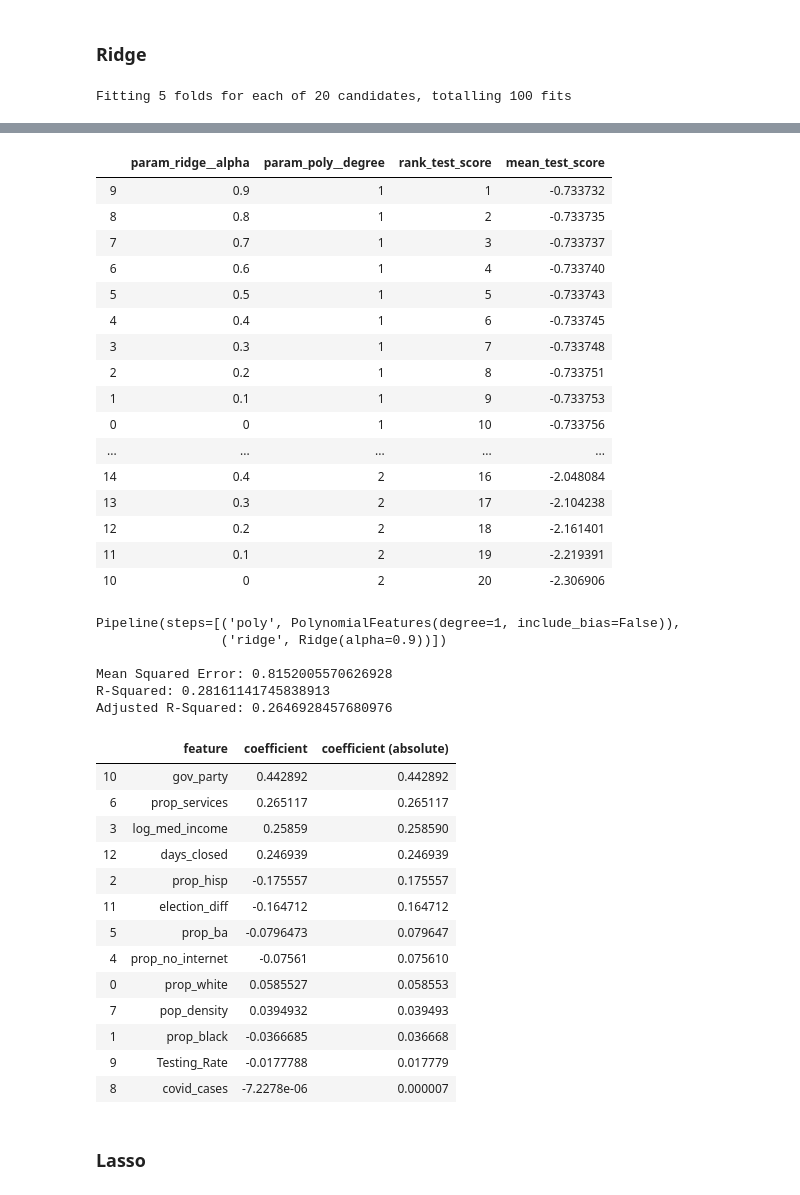
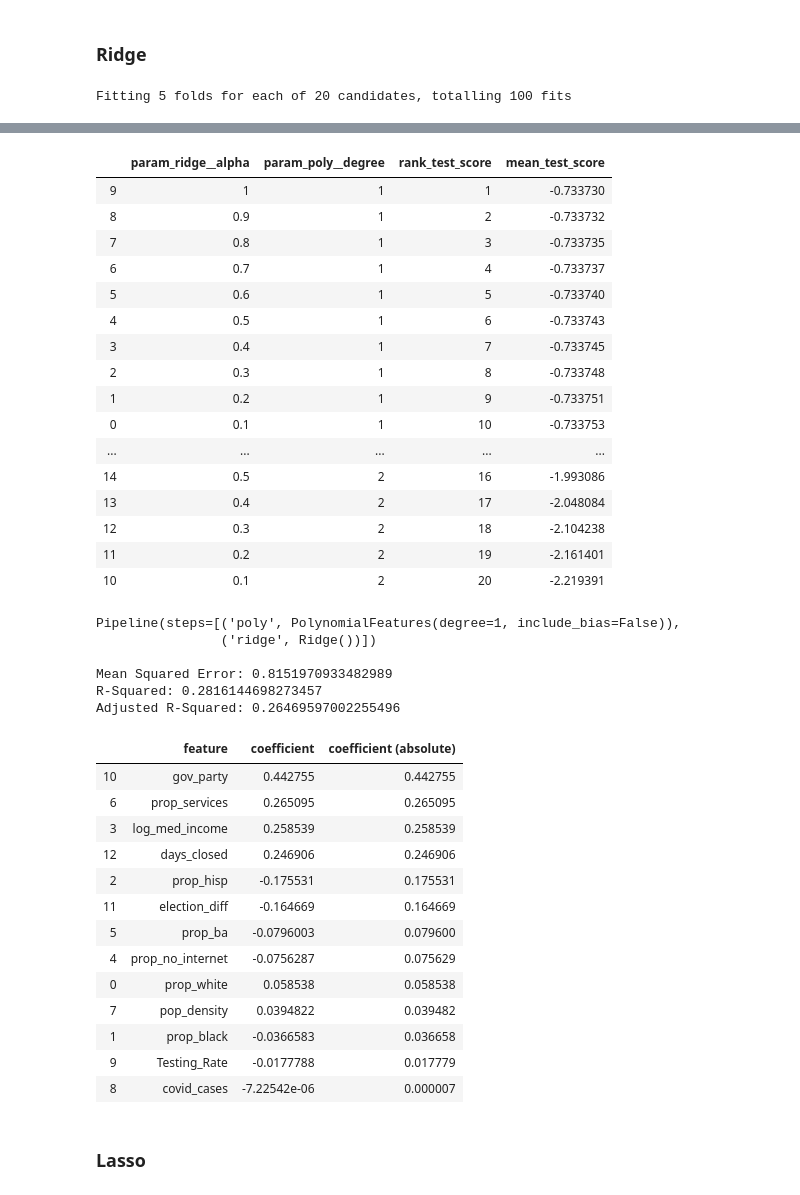
Before and after one commit to jrockower/ml-final-project, a Jupyter notebook: analysis.ipynb, the cells around one changed output, grey strips where cells are left out. Saved outputs shown, nothing was run; the diff lists cells and outputs as text; code cells hidden in the pictures.

```diff
--- a/analysis.ipynb
+++ b/analysis.ipynb
@@ -432,7 +429,6 @@ pipeline = Pipeline([
     ('ridge', Ridge(alpha=0.1))
 ])
 
-alpha_range = np.arange(0,1,0.1)
 params = {
           'ridge__alpha': alpha_range,
           'poly__degree': (1,2)
@@ -448,20 +444,20 @@ Fitting 5 folds for each of 20 candidates, totalling 100 fits
 |  | param_ridge__alpha | param_poly__degree | rank_test_score | mean_test_score |
-| 9 | 0.9 | 1 | 1 | -0.733732 |
-| 8 | 0.8 | 1 | 2 | -0.733735 |
-| 7 | 0.7 | 1 | 3 | -0.733737 |
-| 6 | 0.6 | 1 | 4 | -0.733740 |
-| 5 | 0.5 | 1 | 5 | -0.733743 |
-| 4 | 0.4 | 1 | 6 | -0.733745 |
-| 3 | 0.3 | 1 | 7 | -0.733748 |
-| 2 | 0.2 | 1 | 8 | -0.733751 |
-| 1 | 0.1 | 1 | 9 | -0.733753 |
-| 0 | 0 | 1 | 10 | -0.733756 |
+| 9 | 1 | 1 | 1 | -0.733730 |
+| 8 | 0.9 | 1 | 2 | -0.733732 |
+| 7 | 0.8 | 1 | 3 | -0.733735 |
+| 6 | 0.7 | 1 | 4 | -0.733737 |
+| 5 | 0.6 | 1 | 5 | -0.733740 |
+| 4 | 0.5 | 1 | 6 | -0.733743 |
+| 3 | 0.4 | 1 | 7 | -0.733745 |
+| 2 | 0.3 | 1 | 8 | -0.733748 |
+| 1 | 0.2 | 1 | 9 | -0.733751 |
+| 0 | 0.1 | 1 | 10 | -0.733753 |
 | ... | ... | ... | ... | ... |
-| 14 | 0.4 | 2 | 16 | -2.048084 |
-| 13 | 0.3 | 2 | 17 | -2.104238 |
-| 12 | 0.2 | 2 | 18 | -2.161401 |
-| 11 | 0.1 | 2 | 19 | -2.219391 |
-| 10 | 0 | 2 | 20 | -2.306906 |
+| 14 | 0.5 | 2 | 16 | -1.993086 |
+| 13 | 0.4 | 2 | 17 | -2.048084 |
+| 12 | 0.3 | 2 | 18 | -2.104238 |
+| 11 | 0.2 | 2 | 19 | -2.161401 |
+| 10 | 0.1 | 2 | 20 | -2.219391 |
 # %%
 print(grid_model_result.best_estimator_, '\n')
 
@@ -476,28 +472,29 @@ d = {'model': grid_model_result,
 best_models['ridge'] = d
 
 # Rank coefficients
-pipe.rank_coefs(grid_model_result, train_features.columns)
+best_coeffs_wo = pipe.rank_coefs(grid_model_result, train_features.columns)
+best_coeffs_wo
 # %% [output]
 Pipeline(steps=[('poly', PolynomialFeatures(degree=1, include_bias=False)),
-                ('ridge', Ridge(alpha=0.9))])
+                ('ridge', Ridge())])
 
-Mean Squared Error: 0.8152005570626928
-R-Squared: 0.28161141745838913
-Adjusted R-Squared: 0.2646928457680976
+Mean Squared Error: 0.8151970933482989
+R-Squared: 0.2816144698273457
+Adjusted R-Squared: 0.26469597002255496
 |  | feature | coefficient | coefficient (absolute) |
-| 10 | gov_party | 0.442892 | 0.442892 |
-| 6 | prop_services | 0.265117 | 0.265117 |
-| 3 | log_med_income | 0.25859 | 0.258590 |
-| 12 | days_closed | 0.246939 | 0.246939 |
-| 2 | prop_hisp | -0.175557 | 0.175557 |
-| 11 | election_diff | -0.164712 | 0.164712 |
-| 5 | prop_ba | -0.0796473 | 0.079647 |
-| 4 | prop_no_internet | -0.07561 | 0.075610 |
-| 0 | prop_white | 0.0585527 | 0.058553 |
-| 7 | pop_density | 0.0394932 | 0.039493 |
-| 1 | prop_black | -0.0366685 | 0.036668 |
+| 10 | gov_party | 0.442755 | 0.442755 |
+| 6 | prop_services | 0.265095 | 0.265095 |
+| 3 | log_med_income | 0.258539 | 0.258539 |
+| 12 | days_closed | 0.246906 | 0.246906 |
+| 2 | prop_hisp | -0.175531 | 0.175531 |
+| 11 | election_diff | -0.164669 | 0.164669 |
+| 5 | prop_ba | -0.0796003 | 0.079600 |
+| 4 | prop_no_internet | -0.0756287 | 0.075629 |
+| 0 | prop_white | 0.058538 | 0.058538 |
+| 7 | pop_density | 0.0394822 | 0.039482 |
+| 1 | prop_black | -0.0366583 | 0.036658 |
 | 9 | Testing_Rate | -0.0177788 | 0.017779 |
-| 8 | covid_cases | -7.2278e-06 | 0.000007 |
+| 8 | covid_cases | -7.22542e-06 | 0.000007 |
 # %% [markdown]
 ### Lasso
 # %%
```
Also changed, not shown: parts of 16 cells of this notebook, 2 other files.
